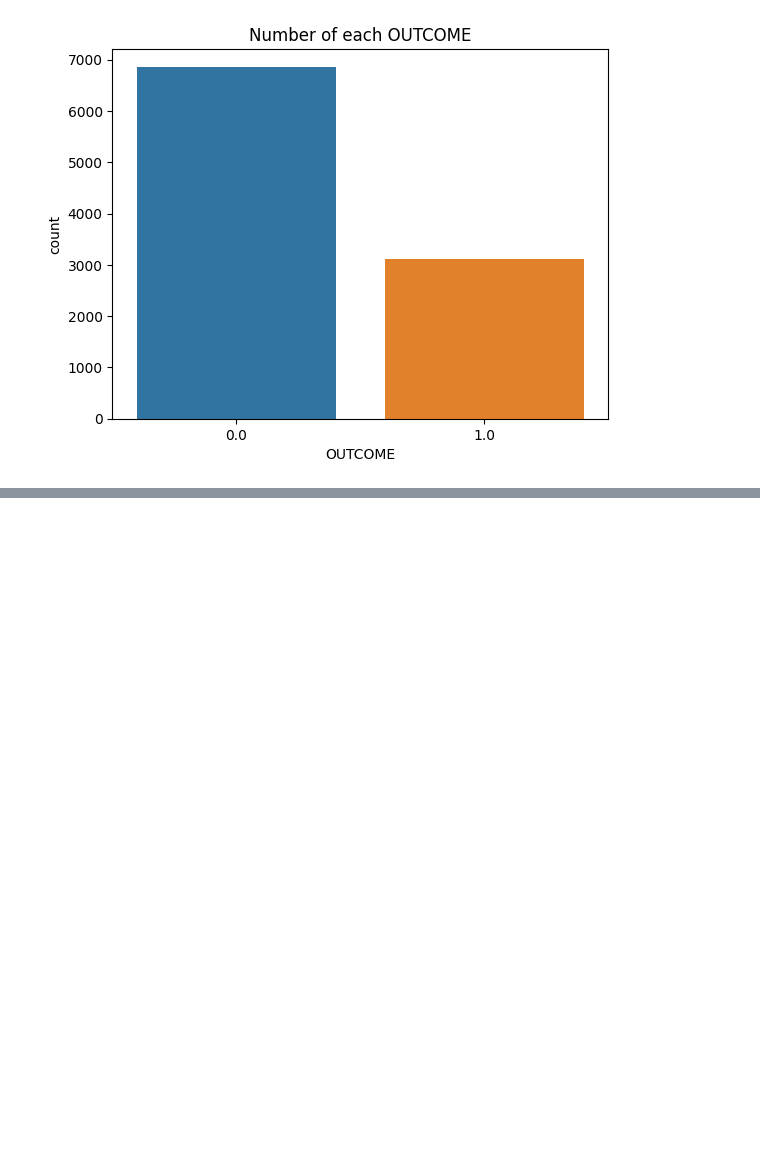
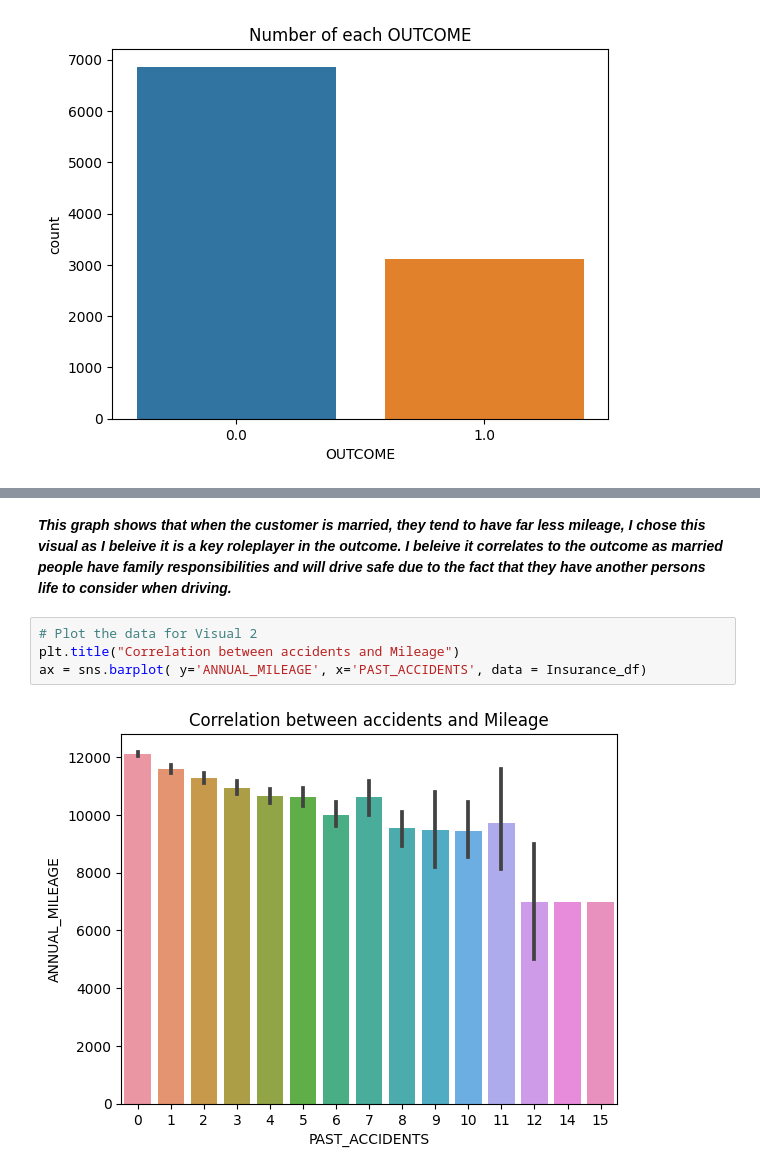
Before and after one commit to Sudo-CHRIS-dev/MachineLearning, a Jupyter notebook: Project2.ipynb, the cells around one changed output, grey strips where cells are left out. Cells and saved outputs as stored; diff of their text form; blank space fills up the shorter version.

```diff
--- a/Project2.ipynb
+++ b/Project2.ipynb
@@ -267,0 +295,8 @@ ax.set_title('Number of each OUTCOME');
+# %% [markdown]
+***This graph shows that when the customer is married, they tend to have far less mileage, I chose this visual as I beleive it is a key roleplayer in the outcome. I beleive it correlates to the outcome as married people have family responsibilities and will drive safe due to the fact that they have another persons life to consider when driving.***
+# %%
+# Plot the data for Visual 2
+plt.title("Correlation between accidents and Mileage")
+ax = sns.barplot( y='ANNUAL_MILEAGE', x='PAST_ACCIDENTS', data = Insurance_df)
+# %% [output]
+[figure, added]
```
Also changed, not shown: parts of 7 cells of this notebook.
